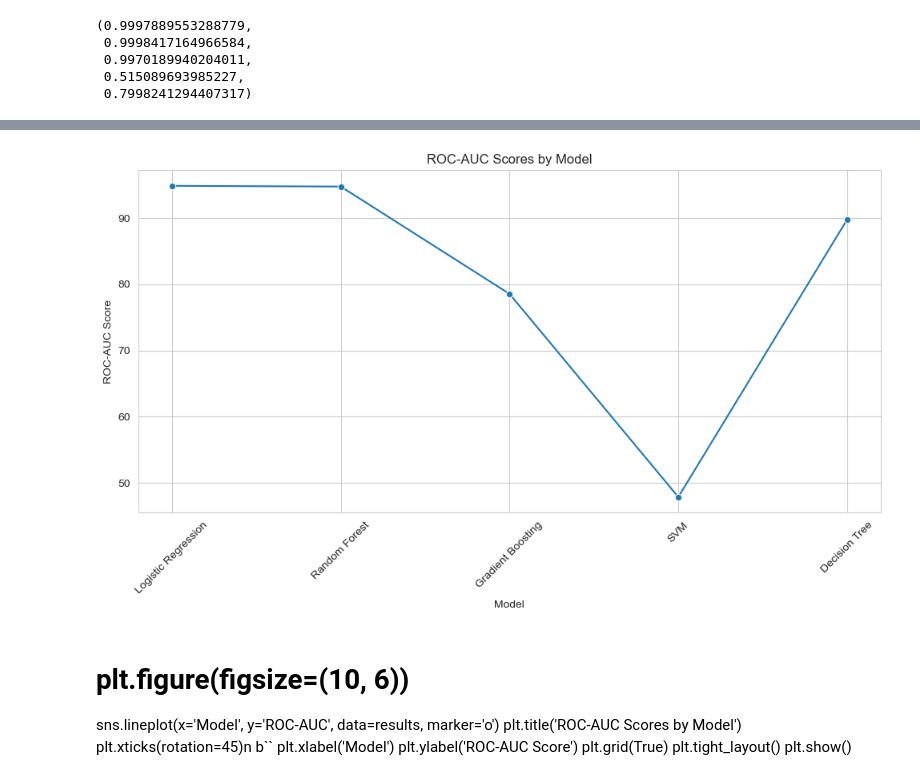
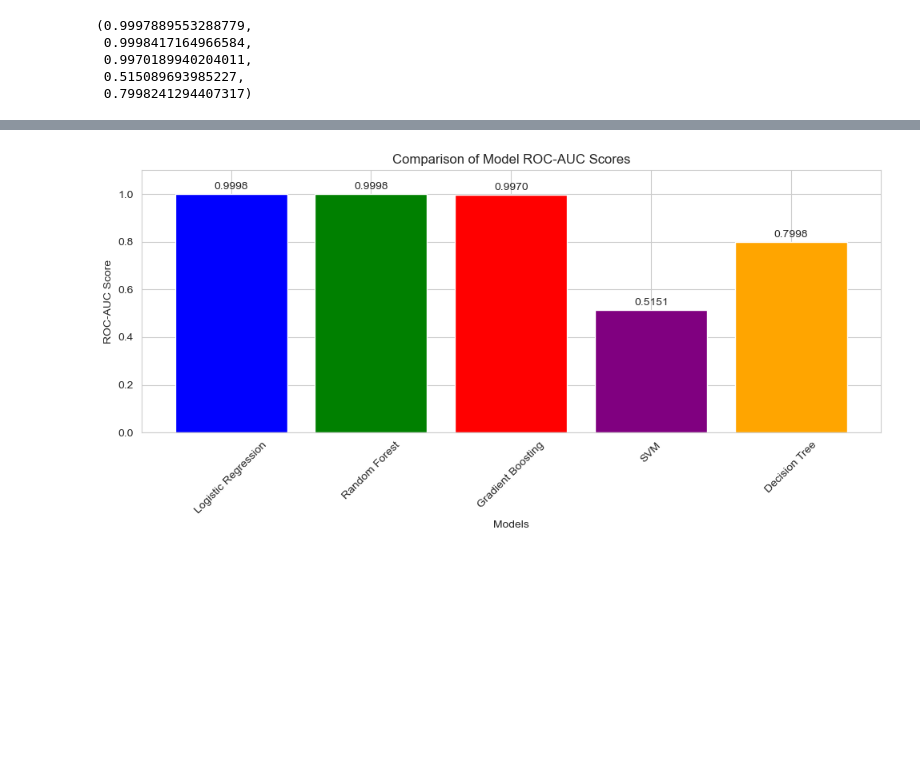
Before and after one commit to chrischukwuka2022/Msc_Data_Analystic_Thesis_2023, a Jupyter notebook: Capstone_Project.ipynb, the cells around one changed output, grey strips where cells are left out. Saved outputs shown, nothing was run; the diff lists cells and outputs as text; code cells hidden in the pictures; blank space fills up the shorter version.

```diff
--- a/Capstone_Project.ipynb
+++ b/Capstone_Project.ipynb
@@ -1080,22 +987,33 @@ plt.show()
-# %%
-plt.figure(figsize=(10, 6))
-sns.lineplot(x='Model', y='ROC-AUC', data=results, marker='o')
-plt.title('ROC-AUC Scores by Model')
-plt.xticks(rotation=45)
-plt.xlabel('Model')
-plt.ylabel('ROC-AUC Score')
-plt.grid(True)
-plt.tight_layout()
-plt.show()
-# %% [output]
-[figure, removed]
-# %% [markdown]
-# plt.figure(figsize=(10, 6))
-sns.lineplot(x='Model', y='ROC-AUC', data=results, marker='o')
-plt.title('ROC-AUC Scores by Model')
-plt.xticks(rotation=45)n   b\``
-plt.xlabel('Model')
-plt.ylabel('ROC-AUC Score')
-plt.grid(True)
-plt.tight_layout()
-plt.show()
+# %%
+import matplotlib.pyplot as plt
+
+# ROC-AUC scores for each model
+roc_auc_scores = {
+    'Logistic Regression': 0.9997889553288779,
+    'Random Forest': 0.9998417164966584,
+    'Gradient Boosting': 0.9970189940204011,
+    'SVM': 0.515089693985227,
+    'Decision Tree': 0.7998241294407317
+}
+
+# Create lists for the plot
+models = list(roc_auc_scores.keys())
+scores = list(roc_auc_scores.values())
+
+# Create the bar plot
+plt.figure(figsize=(10, 5))
+plt.bar(models, scores, color=['blue', 'green', 'red', 'purple', 'orange'])
+plt.xlabel('Models')
+plt.ylabel('ROC-AUC Score')
+plt.title('Comparison of Model ROC-AUC Scores')
+plt.ylim([0, 1.1])  # Extend y-axis to fit labels
+plt.xticks(rotation=45)  # Rotate model names for better readability
+
+# Adding the text labels on the bars
+for i in range(len(models)):
+    plt.text(i, scores[i] + 0.02, f'{scores[i]:.4f}', ha = 'center')
+
+plt.tight_layout()
+plt.show()
+# %% [output]
+[figure, added]
```
Also changed, not shown: parts of 55 cells of this notebook.
